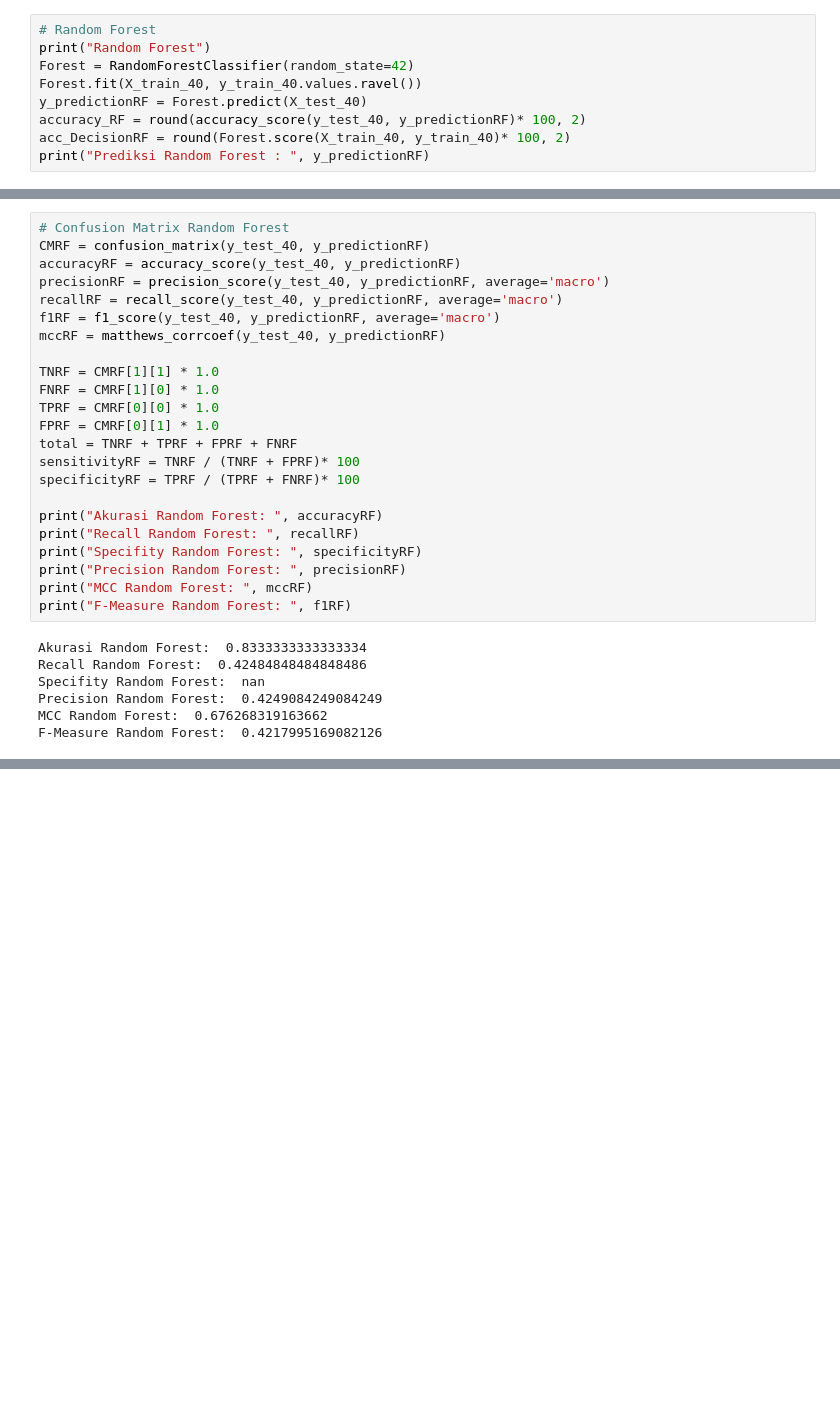
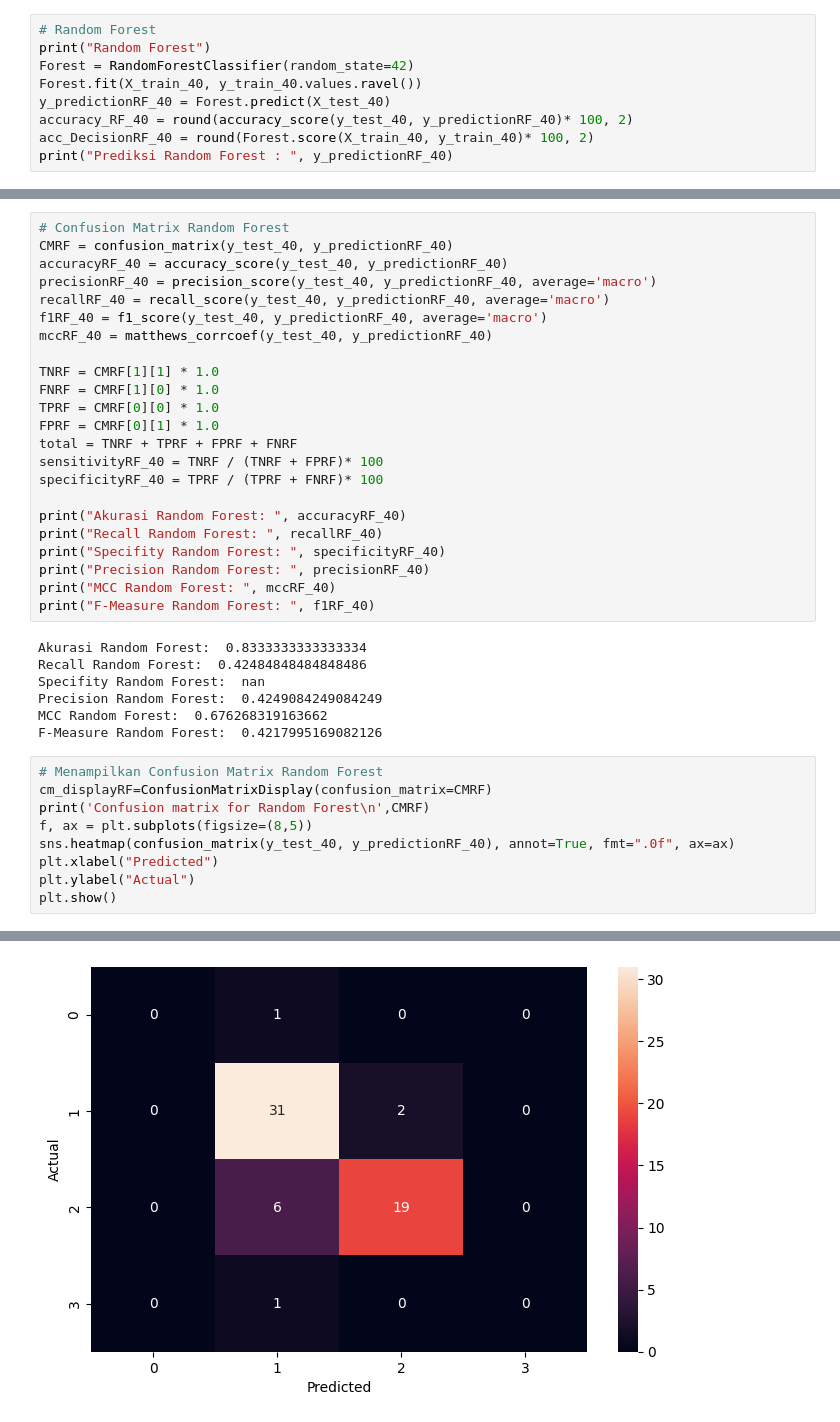
Before and after one commit to patgrace/randomforest, a Jupyter notebook: randomforest.ipynb, the cells around one changed output, grey strips where cells are left out. Cells and saved outputs as stored; diff of their text form; blank space fills up the shorter version.

```diff
--- a/randomforest.ipynb
+++ b/randomforest.ipynb
@@ -319,37 +335,37 @@ score:  0.9886363636363636
 print("Random Forest")
 Forest = RandomForestClassifier(random_state=42)
 Forest.fit(X_train_40, y_train_40.values.ravel())
-y_predictionRF = Forest.predict(X_test_40)
-accuracy_RF = round(accuracy_score(y_test_40, y_predictionRF)* 100, 2)
-acc_DecisionRF = round(Forest.score(X_train_40, y_train_40)* 100, 2)
-print("Prediksi Random Forest : ", y_predictionRF)
+y_predictionRF_40 = Forest.predict(X_test_40)
+accuracy_RF_40 = round(accuracy_score(y_test_40, y_predictionRF_40)* 100, 2)
+acc_DecisionRF_40 = round(Forest.score(X_train_40, y_train_40)* 100, 2)
+print("Prediksi Random Forest : ", y_predictionRF_40)
 # %% [output]
 Random Forest
 Prediksi Random Forest :  [2 2 2 2 2 3 2 3 3 3 3 2 2 2 2 2 2 2 3 2 3 2 2 3 3 3 3 2 2 2 2 2 2 3 2 2 2
  3 3 2 2 3 3 2 2 3 2 3 2 2 2 2 3 2 2 2 3 2 2 3]
 # %%
 # Confusion Matrix Random Forest
-CMRF = confusion_matrix(y_test_40, y_predictionRF)
-accuracyRF = accuracy_score(y_test_40, y_predictionRF)
-precisionRF = precision_score(y_test_40, y_predictionRF, average='macro')
-recallRF = recall_score(y_test_40, y_predictionRF, average='macro')
-f1RF = f1_score(y_test_40, y_predictionRF, average='macro')
-mccRF = matthews_corrcoef(y_test_40, y_predictionRF)
+CMRF = confusion_matrix(y_test_40, y_predictionRF_40)
+accuracyRF_40 = accuracy_score(y_test_40, y_predictionRF_40)
+precisionRF_40 = precision_score(y_test_40, y_predictionRF_40, average='macro')
+recallRF_40 = recall_score(y_test_40, y_predictionRF_40, average='macro')
+f1RF_40 = f1_score(y_test_40, y_predictionRF_40, average='macro')
+mccRF_40 = matthews_corrcoef(y_test_40, y_predictionRF_40)
 
 TNRF = CMRF[1][1] * 1.0
 FNRF = CMRF[1][0] * 1.0
 TPRF = CMRF[0][0] * 1.0
 FPRF = CMRF[0][1] * 1.0
 total = TNRF + TPRF + FPRF + FNRF
-sensitivityRF = TNRF / (TNRF + FPRF)* 100
-specificityRF = TPRF / (TPRF + FNRF)* 100
+sensitivityRF_40 = TNRF / (TNRF + FPRF)* 100
+specificityRF_40 = TPRF / (TPRF + FNRF)* 100
 
-print("Akurasi Random Forest: ", accuracyRF)
-print("Recall Random Forest: ", recallRF)
-print("Specifity Random Forest: ", specificityRF)
-print("Precision Random Forest: ", precisionRF)
-print("MCC Random Forest: ", mccRF)
-print("F-Measure Random Forest: ", f1RF)
+print("Akurasi Random Forest: ", accuracyRF_40)
+print("Recall Random Forest: ", recallRF_40)
+print("Specifity Random Forest: ", specificityRF_40)
+print("Precision Random Forest: ", precisionRF_40)
+print("MCC Random Forest: ", mccRF_40)
+print("F-Measure Random Forest: ", f1RF_40)
 # %% [output]
 Akurasi Random Forest:  0.8333333333333334
 Recall Random Forest:  0.42484848484848486
@@ -357,3 +373,13 @@ Specifity Random Forest:  nan
 Precision Random Forest:  0.4249084249084249
 MCC Random Forest:  0.676268319163662
 F-Measure Random Forest:  0.4217995169082126
+# %%
+# Menampilkan Confusion Matrix Random Forest
+cm_displayRF=ConfusionMatrixDisplay(confusion_matrix=CMRF)
+print('Confusion matrix for Random Forest\n',CMRF)
+f, ax = plt.subplots(figsize=(8,5))
+sns.heatmap(confusion_matrix(y_test_40, y_predictionRF_40), annot=True, fmt=".0f", ax=ax)
+plt.xlabel("Predicted")
+plt.ylabel("Actual")
+plt.show()
+# %% [output]
@@ -359,0 +391 @@ F-Measure Random Forest:  0.4217995169082126
+[figure, added]
```
Also changed, not shown: parts of 4 cells of this notebook.
